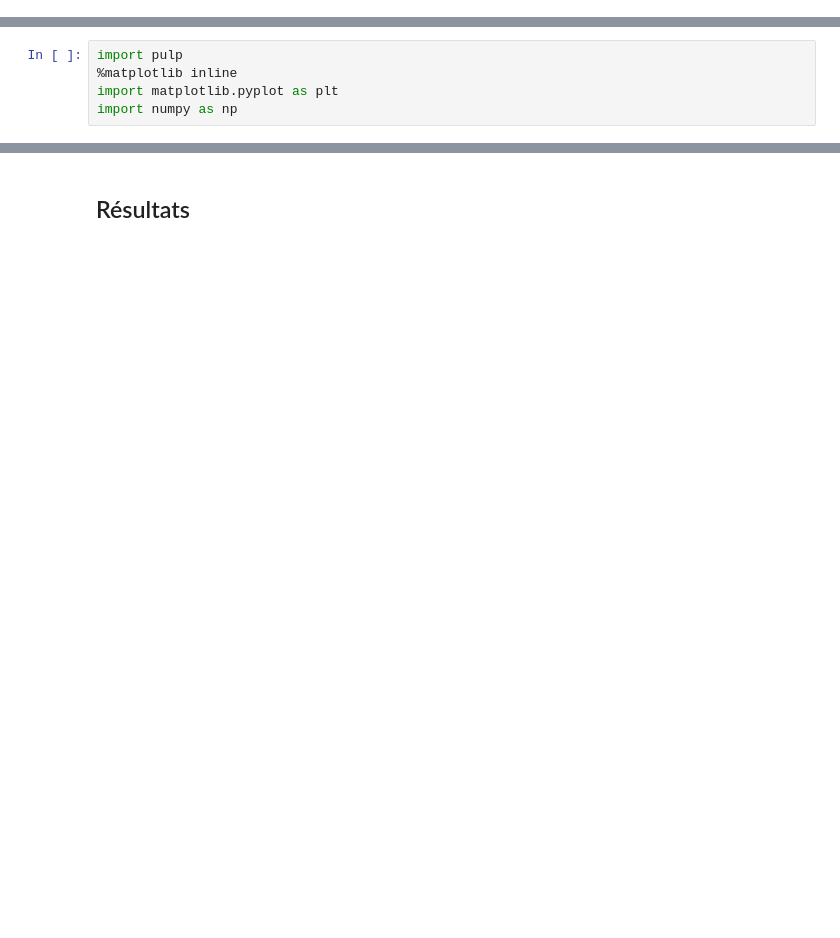
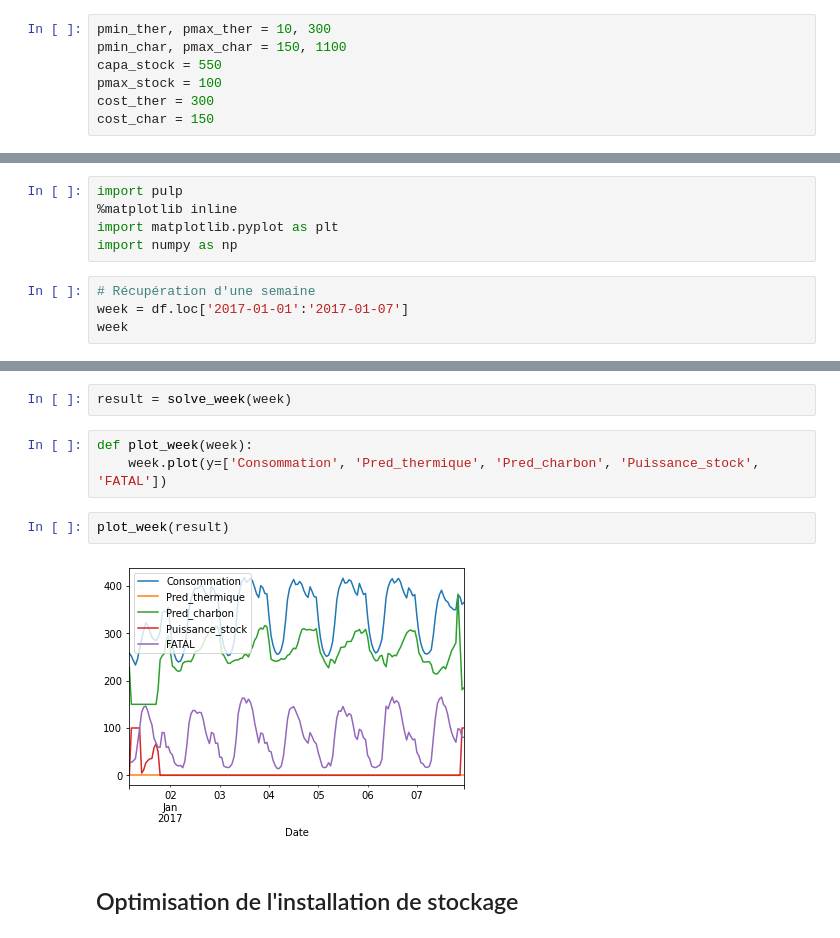
Before and after one commit to BenjaminAllardEngineer/PPE-Optim, a Jupyter notebook: Binard-Allard.ipynb, the cells around one changed output, grey strips where cells are left out. Saved outputs shown, nothing was run; the diff lists cells and outputs as text; blank space fills up the shorter version.

```diff
--- a/Binard-Allard.ipynb
+++ b/Binard-Allard.ipynb
@@ -37,0 +89,7 @@ power_min = np.array([50, 20])
+# %%
+pmin_ther, pmax_ther = 10, 300
+pmin_char, pmax_char = 150, 1100
+capa_stock = 550
+pmax_stock = 100
+cost_ther = 300
+cost_char = 150
@@ -40,3 +105,7 @@ import pulp
 %matplotlib inline
 import matplotlib.pyplot as plt
 import numpy as np
+# %%
+# Récupération d'une semaine
+week = df.loc['2017-01-01':'2017-01-07']
+week
@@ -92,2 +185,11 @@ plt.plot(p2res,'r')
-# %% [markdown]
-## Résultats
+# %%
+result = solve_week(week)
+# %%
+def plot_week(week):
+    week.plot(y=['Consommation', 'Pred_thermique', 'Pred_charbon', 'Puissance_stock', 'FATAL'])
+# %%
+plot_week(result)
+# %% [output]
+[figure, added]
+# %% [markdown]
+## Optimisation de l'installation de stockage
```
Also changed, not shown: parts of 19 cells of this notebook.
